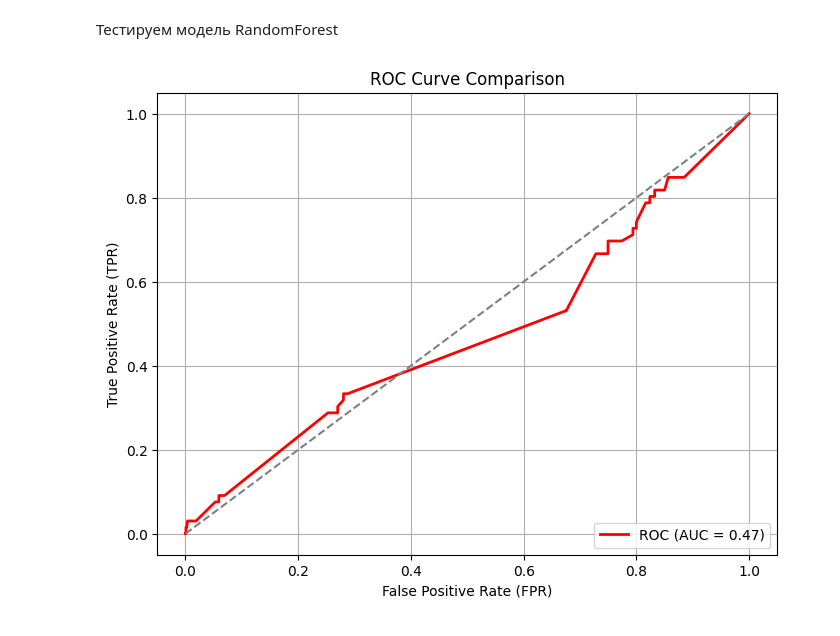
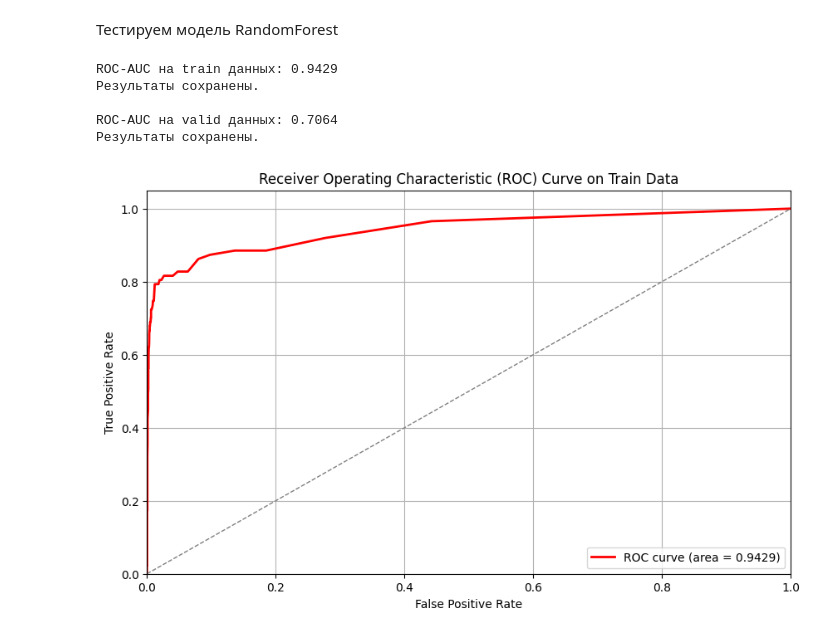
Before and after one commit to pogodaa/second_intensiv_predict_dataset_ot_samolyta, a Jupyter notebook: main.ipynb, the cells around one changed output. Drawn from its saved outputs; the diff is of its cells as text; code cells hidden in the pictures.

```diff
--- a/main.ipynb
+++ b/main.ipynb
@@ -485,17 +409,48 @@ y_pred_rf_prob = rf_pipeline.predict_proba(X_test)[:, 1]
+# %%
+test_preds = model.predict_proba(X_test)[:, 1]
+test_score = roc_auc_score(y_test, test_preds)
+print(f"ROC-AUC на train данных: {test_score:.4f}")
+
+submission = pd.DataFrame({
+    'client_id': train_updt.loc[X_test.index, 'client_id'],
+    'score': test_preds
+})
+
+submission.to_csv('results/submission_train_rf.csv', index=False)
+print("Результаты сохранены.\n")
+
+#########################################################################################
+
+valid_preds = model.predict_proba(X_valid)[:, 1]
+valid_score = roc_auc_score(y_valid, valid_preds)
+print(f"ROC-AUC на valid данных: {valid_score:.4f}")
+
+submission_valid = pd.DataFrame({
+    'client_id': valid_updt['client_id'],
+    'score': valid_preds
+})
+
+submission_valid.to_csv('results/submission_valid_rf.csv', index=False)
+print("Результаты сохранены.")
+# %% [output]
+ROC-AUC на train данных: 0.9429
+Результаты сохранены.
+
+ROC-AUC на valid данных: 0.7064
+Результаты сохранены.
 # %%
-# Предсказания для модели RandomForest
-fpr_reduced, tpr_reduced, _ = roc_curve(y_test, y_pred_rf_prob)
-roc_auc_reduced = roc_auc_score(y_test, y_pred_rf_prob)
+fpr, tpr, thresholds = roc_curve(y_test, test_preds)
 
-# Построение графика
-plt.figure(figsize=(8, 6))
-plt.plot(fpr_reduced, tpr_reduced, color='red', lw=2, label=f'ROC (AUC = {roc_auc_reduced:.2f})')
-plt.plot([0, 1], [0, 1], color='gray', linestyle='--')  # Случайная классификация
-plt.xlabel('False Positive Rate (FPR)')
-plt.ylabel('True Positive Rate (TPR)')
-plt.title('ROC Curve Comparison')
-plt.legend(loc='lower right')
+plt.figure(figsize=(10, 6))
+plt.plot(fpr, tpr, color='red', lw=2, label=f'ROC curve (area = {roc_auc_score(y_test, test_preds):.4f})')
+plt.plot([0, 1], [0, 1], color='gray', linestyle='--', lw=1)  # Диагональная линия
+plt.xlim([0.0, 1.0])
+plt.ylim([0.0, 1.05])
+plt.xlabel('False Positive Rate')
+plt.ylabel('True Positive Rate')
+plt.title('Receiver Operating Characteristic (ROC) Curve on Train Data')
+plt.legend(loc="lower right")
 plt.grid(True)
 plt.show()
 # %% [output]
-[figure, old version]
+[figure, new version]
```
Also changed, not shown: parts of 10 cells of this notebook, 2 other files.
